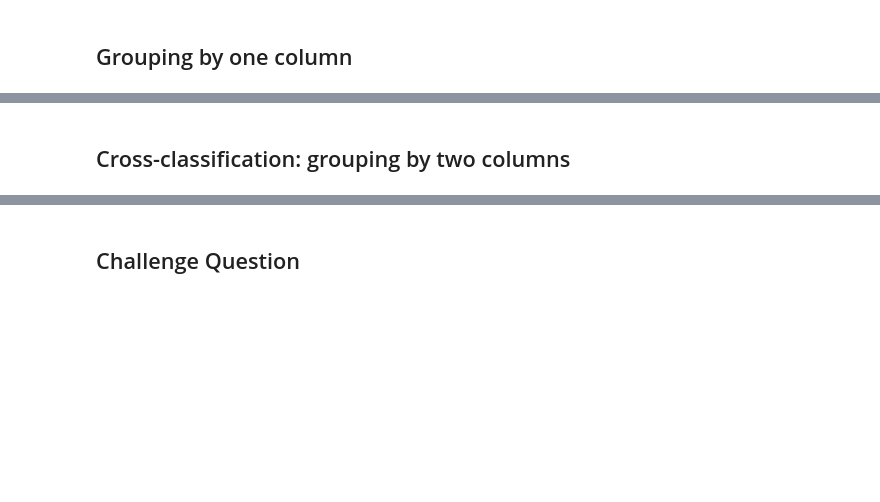
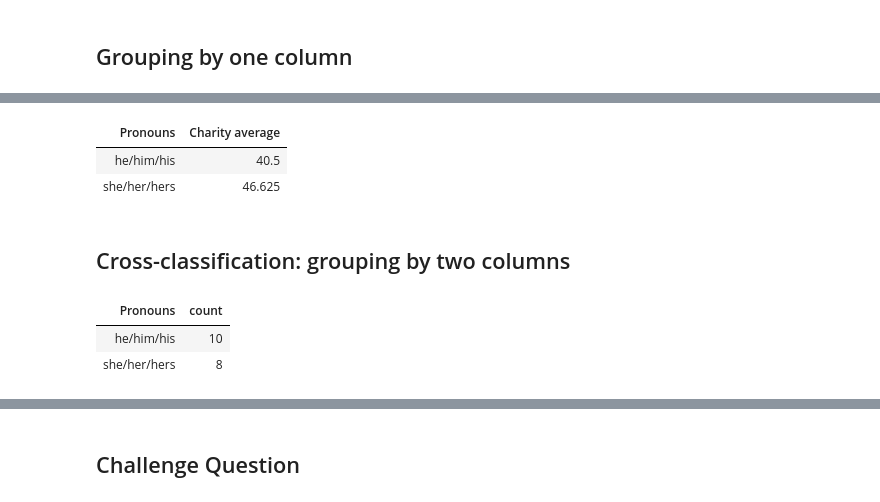
Before and after one commit to ucsb-ds/ds1-w21-content, a Jupyter notebook: lec-notebooks/lec11-live.ipynb, the cells around one changed output, grey strips where cells are left out. Drawn from its saved outputs; the diff is of its cells as text; code cells hidden in the pictures; blank space fills up the shorter version.

```diff
--- a/lec-notebooks/lec11-live.ipynb
+++ b/lec-notebooks/lec11-live.ipynb
@@ -52,0 +119,8 @@ survey.group('Job', np.average)
+# %%
+# how would you using similar code as above
+# show the relationship between pronouns and charity average?
+(survey.select('Pronouns', 'Charity').group('Pronouns', np.average))
+# %% [output]
+| Pronouns | Charity average |
+| he/him/his | 40.5 |
+| she/her/hers | 46.625 |
@@ -53,4 +129,10 @@ survey.group('Job', np.average)
 # %% [markdown]
 ## Cross-classification: grouping by two columns
+# %%
+survey.group(['Pronouns']).show()
+# %% [output]
+| Pronouns | count |
+| he/him/his | 10 |
+| she/her/hers | 8 |
 # %%
 survey.group(['Pronouns','Charity']).show()
```
Also changed, not shown: parts of 30 cells of this notebook.
